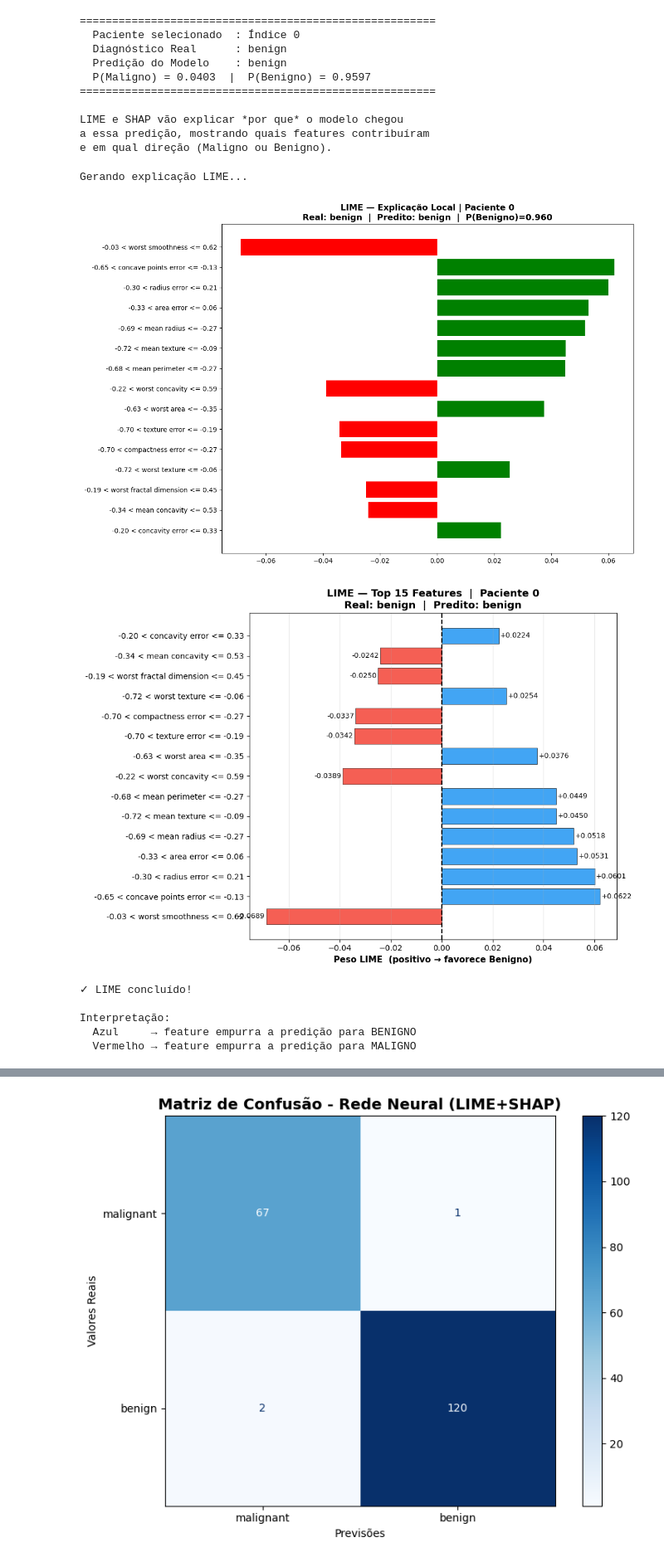
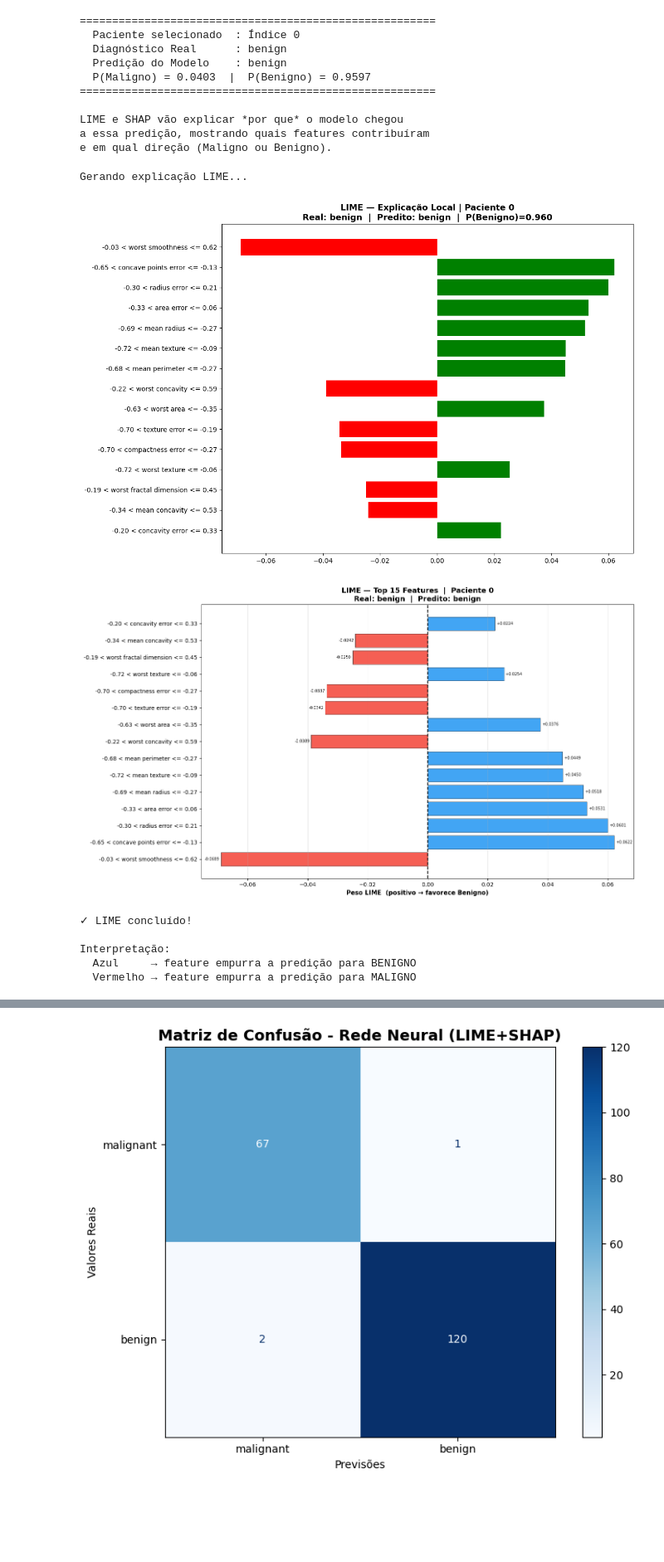
Before and after one commit to rpgouveia/pucpr_health_informatics_xAI, a Jupyter notebook: example3-mlp-shap-lime.ipynb, the cells around one changed output, grey strips where cells are left out. Shown at 83% size. Cells and saved outputs as stored; diff of their text form; code cells hidden in the pictures; blank space fills up the shorter version.

Commit message:
fix: update graphics from example3

```diff
--- a/example3-mlp-shap-lime.ipynb
+++ b/example3-mlp-shap-lime.ipynb
@@ -95,9 +92,7 @@ LIME e SHAP vão explicar *por que* o modelo chegou
 a essa predição, mostrando quais features contribuíram
 e em qual direção (Maligno ou Benigno).
 # %%
-# ============================================================
-# CÉLULA 4 — LIME: Explicação Local
-# ============================================================
+# LIME: Explicação Local
 from lime import lime_tabular
 
 print("Gerando explicação LIME...")
@@ -117,7 +112,7 @@ exp_lime = explainer_lime.explain_instance(
     num_samples=2000   # mais amostras = mais estável
 )
 
-# ── Gráfico nativo do LIME ─────────────────────────────────
+# Gráfico nativo do LIME
 fig_lime = exp_lime.as_pyplot_figure()
 fig_lime.set_size_inches(12, 8)
 fig_lime.axes[0].set_title(
@@ -129,51 +124,57 @@ plt.tight_layout()
 plt.savefig("lime_explicacao.png", dpi=150, bbox_inches='tight')
 plt.show()
 
-# ── Gráfico customizado (mais limpo para apresentação) ──────
+# Gráfico customizado
 exp_list = exp_lime.as_list()
 feat_names_lime = [item[0] for item in exp_list]
 weights_lime    = [item[1] for item in exp_list]
 
 # Ordenar por valor absoluto decrescente
-sorted_pairs = sorted(zip(feat_names_lime, weights_lime),
-                      key=lambda x: abs(x[1]), reverse=True)
+sorted_pairs = sorted(
+    zip(feat_names_lime, weights_lime),
+    key=lambda x: abs(x[1]), reverse=True
+)
 feat_sorted, w_sorted = zip(*sorted_pairs)
 
-fig, ax = plt.subplots(figsize=(10, 7))
+fig, ax = plt.subplots(figsize=(14, 8))
 colors = ['#2196F3' if w > 0 else '#F44336' for w in w_sorted]
 
-bars = ax.barh(range(len(feat_sorted)), w_sorted,
-               color=colors, alpha=0.85, edgecolor='black', linewidth=0.5)
+bars = ax.barh(
+    range(len(feat_sorted)), w_sorted,
+    color=colors, alpha=0.85, edgecolor='black', linewidth=0.5
+)
 ax.set_yticks(range(len(feat_sorted)))
 ax.set_yticklabels(feat_sorted, fontsize=10)
-ax.set_xlabel('Peso LIME  (positivo → favorece Benigno)',
-              fontsize=11, fontweight='bold')
+ax.set_xlabel(
+    'Peso LIME  (positivo → favorece Benigno)',
+    fontsize=11, fontweight='bold'
+)
 ax.set_title(
     f"LIME — Top 15 Features  |  Paciente {PACIENTE_IDX}\n"
     f"Real: {classe_real}  |  Predito: {predicao}",
     fontsize=13, fontweight='bold'
 )
 ax.axvline(0, color='black', linestyle='--', linewidth=1.5)
 ax.grid(axis='x', alpha=0.3)
 
 for bar, val in zip(bars, w_sorted):
     ha     = 'left' if val >= 0 else 'right'
     offset = 0.0005  if val >= 0 else -0.0005
     ax.text(val + offset, bar.get_y() + bar.get_height() / 2,
-            f'{val:+.4f}', va='center', ha=ha, fontsize=9)
+            f'{val:+.4f}', va='center', ha=ha, fontsize=7)
 
 plt.tight_layout()
 plt.savefig("lime_barras.png", dpi=150, bbox_inches='tight')
 plt.show()
 
 print("✓ LIME concluído!")
 print("\nInterpretação:")
 print("  Azul     → feature empurra a predição para BENIGNO")
 print("  Vermelho → feature empurra a predição para MALIGNO")
 # %% [output]
 Gerando explicação LIME...
 [figure]
-[figure, old version]
+[figure, new version]
 ✓ LIME concluído!
 
 Interpretação:
```
Also changed, not shown: parts of 5 cells of this notebook, 7 other files.
